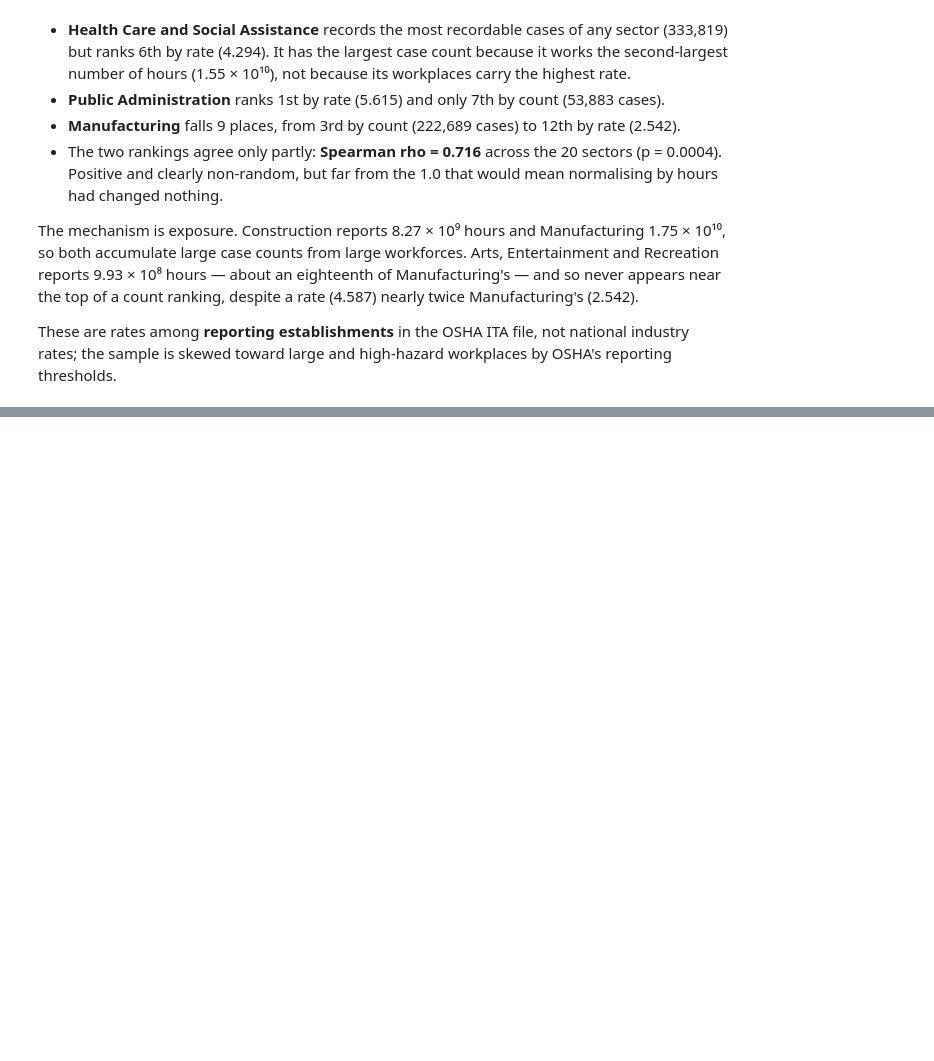
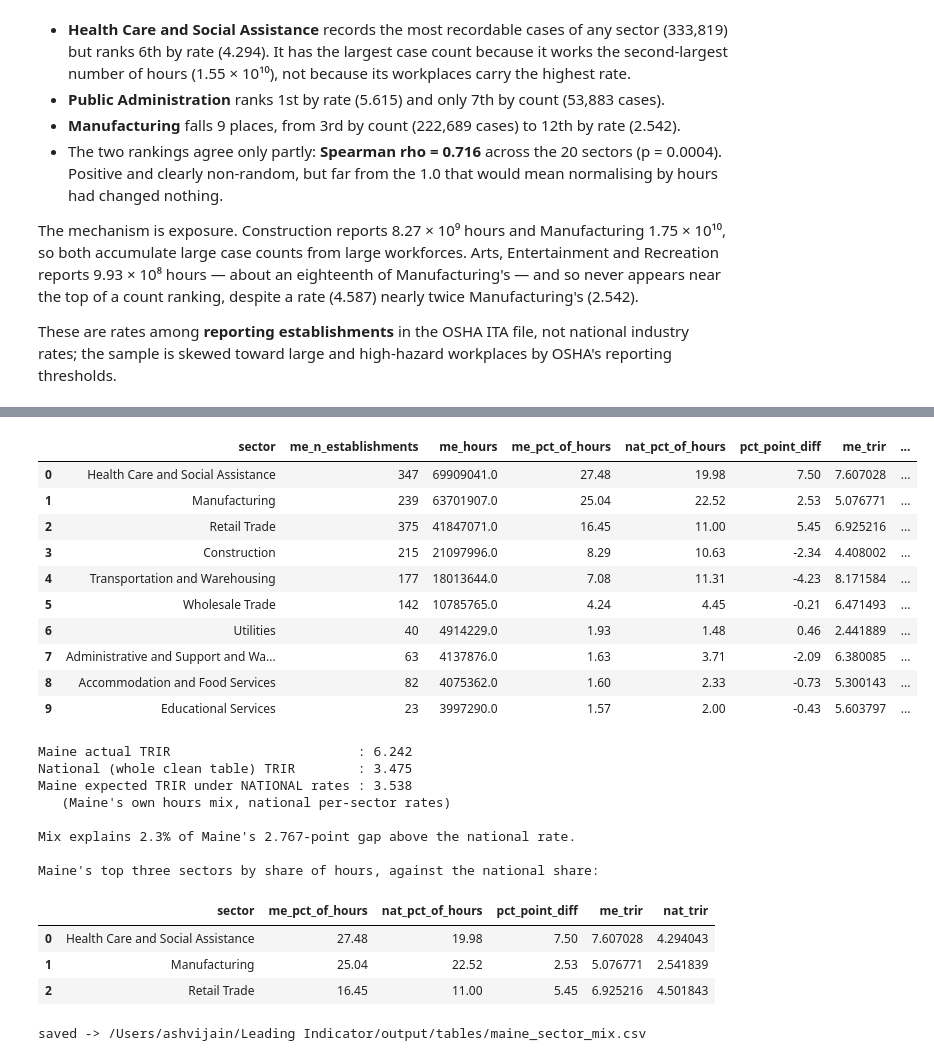
Before and after one commit to ashvijain0506/Leading_Indicator, a Jupyter notebook: notebooks/analysis.ipynb, the cells around one changed output, grey strips where cells are left out. Saved outputs shown, nothing was run; the diff lists cells and outputs as text; code cells hidden in the pictures; blank space fills up the shorter version.

```diff
--- a/notebooks/analysis.ipynb
+++ b/notebooks/analysis.ipynb
@@ -1543,0 +1634,57 @@ the two populations.
+# %%
+# Maine's sector hours mix against the national mix, plus an indirect standardisation.
+#
+# The standardisation asks: if every sector in Maine ran at the NATIONAL rate for that sector,
+# what rate would Maine post given its own mix of hours? If that expected value lands near
+# Maine's actual rate, mix explains the ranking. If it lands near the national average, mix
+# does not explain it.
+
+maine_mix = run("11_maine_mix.sql")
+display(maine_mix.head(10))
+
+me_actual = state.loc[state.state == "ME", "trir"].iloc[0]
+nat_actual = o.trir
+
+# Indirect standardisation: Maine's hours weighted by national per-sector rates.
+mm = maine_mix.dropna(subset=["nat_trir"])
+expected = (mm.me_hours * mm.nat_trir).sum() / mm.me_hours.sum()
+
+print(f"\nMaine actual TRIR                        : {me_actual:.3f}")
+print(f"National (whole clean table) TRIR        : {nat_actual:.3f}")
+print(f"Maine expected TRIR under NATIONAL rates : {expected:.3f}")
+print(f"   (Maine's own hours mix, national per-sector rates)")
+print(f"\nMix explains {100.0 * (expected - nat_actual) / (me_actual - nat_actual):.1f}% "
+      f"of Maine's {me_actual - nat_actual:.3f}-point gap above the national rate.")
+
+print("\nMaine's top three sectors by share of hours, against the national share:")
+top3 = maine_mix.head(3)[["sector", "me_pct_of_hours", "nat_pct_of_hours",
+                          "pct_point_diff", "me_trir", "nat_trir"]]
+display(top3)
+
+maine_mix.to_csv(OUT_T / "maine_sector_mix.csv", index=False)
+print(f"saved -> {OUT_T / 'maine_sector_mix.csv'}")
+# %% [output]
+|  | sector | me_n_establishments | me_hours | me_pct_of_hours | nat_pct_of_hours | pct_point_diff | me_trir | ... |
+| 0 | Health Care and Social Assistance | 347 | 69909041.0 | 27.48 | 19.98 | 7.50 | 7.607028 | ... |
+| 1 | Manufacturing | 239 | 63701907.0 | 25.04 | 22.52 | 2.53 | 5.076771 | ... |
+| 2 | Retail Trade | 375 | 41847071.0 | 16.45 | 11.00 | 5.45 | 6.925216 | ... |
+| 3 | Construction | 215 | 21097996.0 | 8.29 | 10.63 | -2.34 | 4.408002 | ... |
+| 4 | Transportation and Warehousing | 177 | 18013644.0 | 7.08 | 11.31 | -4.23 | 8.171584 | ... |
+| 5 | Wholesale Trade | 142 | 10785765.0 | 4.24 | 4.45 | -0.21 | 6.471493 | ... |
+| 6 | Utilities | 40 | 4914229.0 | 1.93 | 1.48 | 0.46 | 2.441889 | ... |
+| 7 | Administrative and Support and Wa... | 63 | 4137876.0 | 1.63 | 3.71 | -2.09 | 6.380085 | ... |
+| 8 | Accommodation and Food Services | 82 | 4075362.0 | 1.60 | 2.33 | -0.73 | 5.300143 | ... |
+| 9 | Educational Services | 23 | 3997290.0 | 1.57 | 2.00 | -0.43 | 5.603797 | ... |
+Maine actual TRIR                        : 6.242
+National (whole clean table) TRIR        : 3.475
+Maine expected TRIR under NATIONAL rates : 3.538
+   (Maine's own hours mix, national per-sector rates)
+
+Mix explains 2.3% of Maine's 2.767-point gap above the national rate.
+
+Maine's top three sectors by share of hours, against the national share:
+|  | sector | me_pct_of_hours | nat_pct_of_hours | pct_point_diff | me_trir | nat_trir |
+| 0 | Health Care and Social Assistance | 27.48 | 19.98 | 7.50 | 7.607028 | 4.294043 |
+| 1 | Manufacturing | 25.04 | 22.52 | 2.53 | 5.076771 | 2.541839 |
+| 2 | Retail Trade | 16.45 | 11.00 | 5.45 | 6.925216 | 4.501843 |
+saved -> /Users/ashvijain/Leading Indicator/output/tables/maine_sector_mix.csv
```
Also changed, not shown: parts of 15 cells of this notebook, 16 other files.
